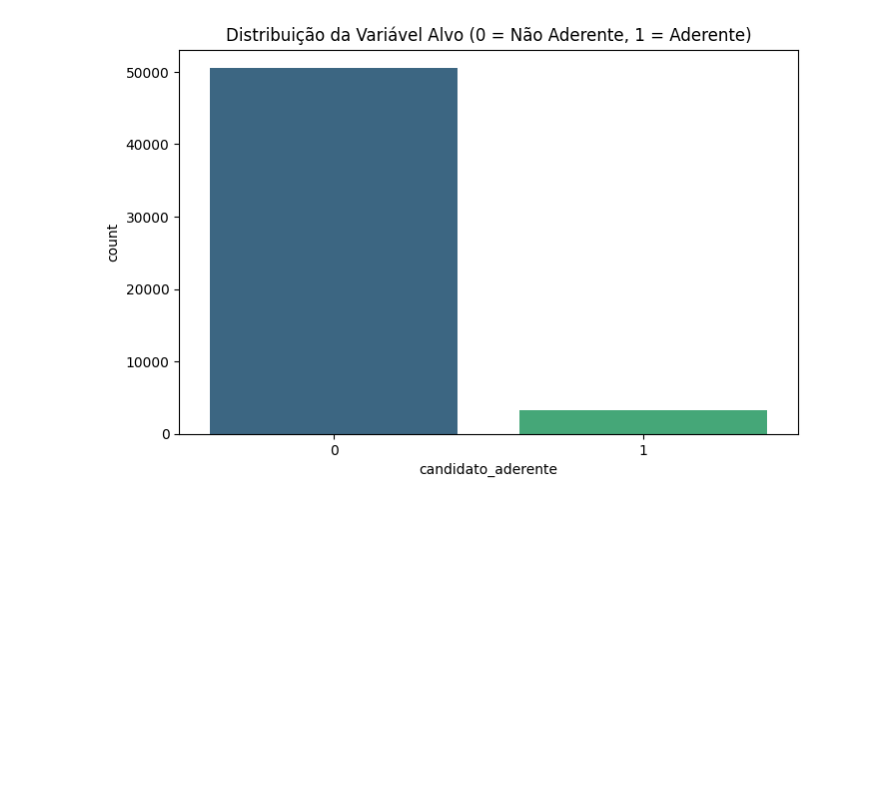
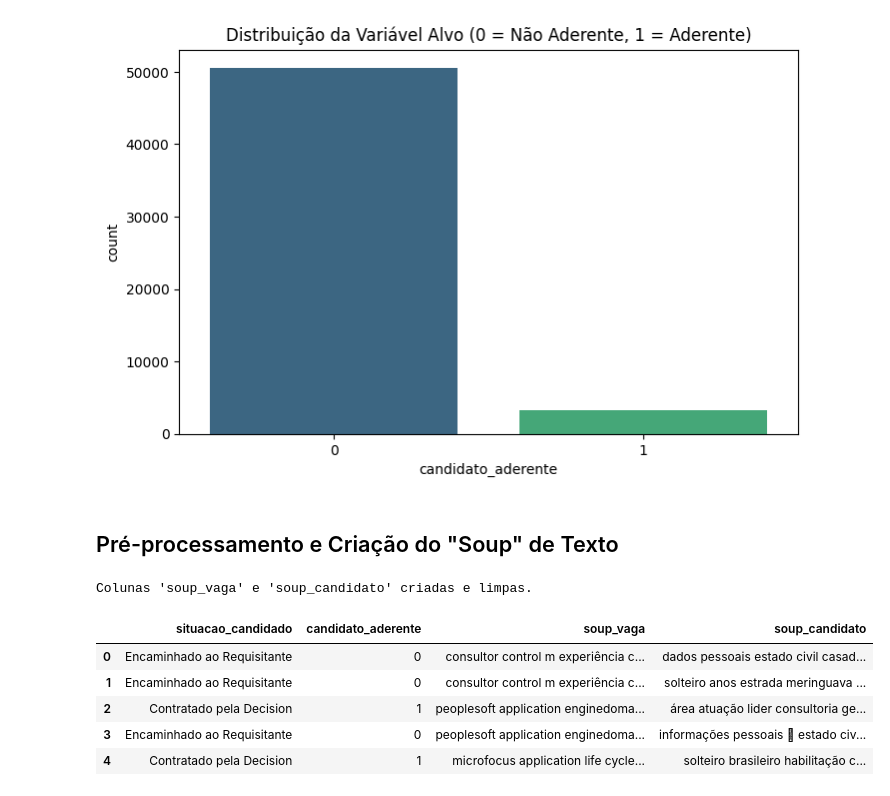
Before and after one commit to pvpauloo/FIAP_PROJECTS_05, a Jupyter notebook: notebooks/eda_modelo.ipynb, the cells around one changed output. Saved outputs shown, nothing was run; the diff lists cells and outputs as text; code cells hidden in the pictures; blank space fills up the shorter version.

```diff
--- a/notebooks/eda_modelo.ipynb
+++ b/notebooks/eda_modelo.ipynb
@@ -229,3 +229,39 @@ Passing `palette` without assigning `hue` is deprecated and will be removed in v
 
   sns.countplot(x='candidato_aderente', data=df_final, palette='viridis')
 [figure]
+# %% [markdown]
+## Pré-processamento e Criação do "Soup" de Texto
+# %%
+# Função de limpeza de texto
+def limpar_texto(texto):
+    if not isinstance(texto, str):
+        return ""
+    texto = texto.lower()
+    texto = re.sub(f'[{re.escape(string.punctuation)}]', '', texto)
+    texto = re.sub(r'\d+', '', texto)
+    tokens = word_tokenize(texto)
+    stop_words = set(stopwords.words('portuguese'))
+    tokens_filtrados = [palavra for palavra in tokens if palavra not in stop_words]
+    return ' '.join(tokens_filtrados)
+
+# Selecionando colunas de texto relevantes da estrutura do CSV
+colunas_texto_vaga = ['titulo_vaga_detalhado', 'atividades_vaga', 'competencias_vaga', 'areas_atuacao_vaga']
+colunas_texto_candidato = ['cv_texto_pt', 'applicant_area_atuacao', 'applicant_conhecimentos']
+
+# Combinando todas as colunas de texto em 'soup' e aplicando a limpeza
+# Usamos fillna('') para garantir que valores nulos não causem erro
+df_final['soup_vaga'] = df_final[colunas_texto_vaga].fillna('').agg(' '.join, axis=1).apply(limpar_texto)
+df_final['soup_candidato'] = df_final[colunas_texto_candidato].fillna('').agg(' '.join, axis=1).apply(limpar_texto)
+
+print("Colunas 'soup_vaga' e 'soup_candidato' criadas e limpas.")
+
+# Visualizando o resultado final
+df_final[['situacao_candidado', 'candidato_aderente', 'soup_vaga', 'soup_candidato']].head()
+# %% [output]
+Colunas 'soup_vaga' e 'soup_candidato' criadas e limpas.
+|  | situacao_candidado | candidato_aderente | soup_vaga | soup_candidato |
+| 0 | Encaminhado ao Requisitante | 0 | consultor control m experiência c... | dados pessoais estado civil casad... |
+| 1 | Encaminhado ao Requisitante | 0 | consultor control m experiência c... | solteiro anos estrada meringuava ... |
+| 2 | Contratado pela Decision | 1 | peoplesoft application enginedoma... | área atuação lider consultoria ge... |
+| 3 | Encaminhado ao Requisitante | 0 | peoplesoft application enginedoma... | informações pessoais  estado civ... |
+| 4 | Contratado pela Decision | 1 | microfocus application life cycle... | solteiro brasileiro habilitação c... |
```
Also changed, not shown: parts of 1 cell of this notebook.
